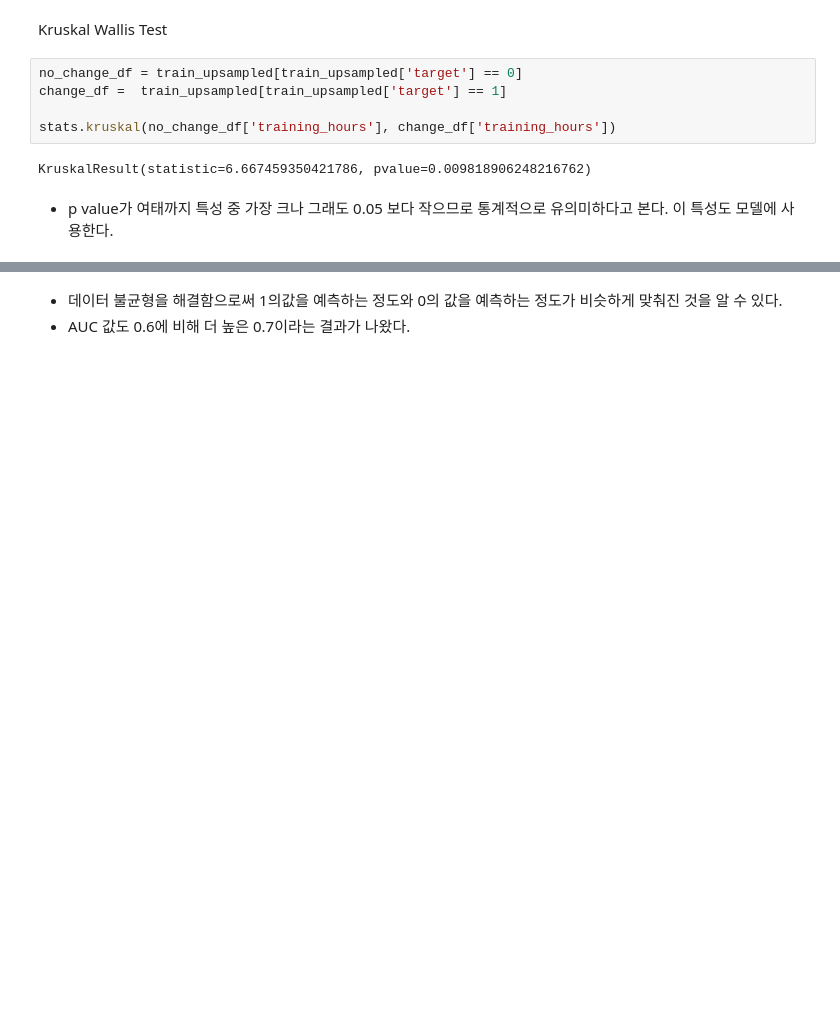
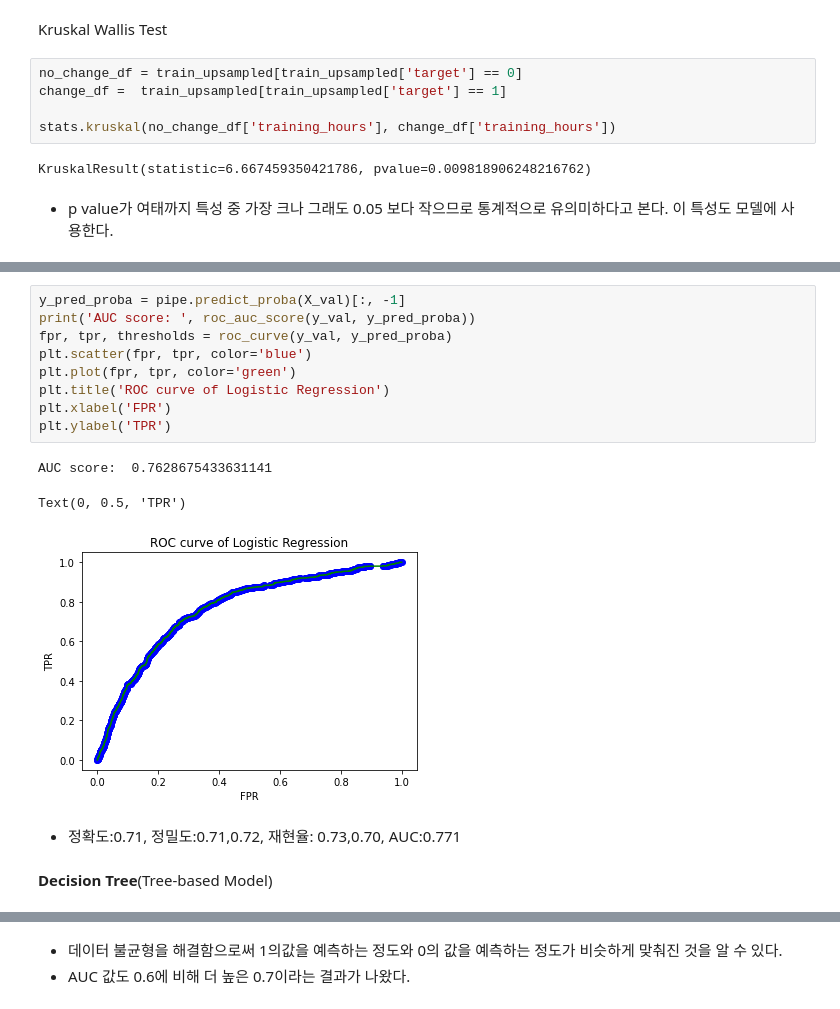
Before and after one commit to hiswordsini/AI_Bootcamp_Project, a Jupyter notebook: Section2.ipynb, the cells around one changed output, grey strips where cells are left out. Drawn from its saved outputs; the diff is of its cells as text; blank space fills up the shorter version.

```diff
--- a/Section2.ipynb
+++ b/Section2.ipynb
@@ -1290,0 +1350,19 @@ Specificity:  0.71
+# %%
+y_pred_proba = pipe.predict_proba(X_val)[:, -1]
+print('AUC score: ', roc_auc_score(y_val, y_pred_proba))
+fpr, tpr, thresholds = roc_curve(y_val, y_pred_proba)
+plt.scatter(fpr, tpr, color='blue')
+plt.plot(fpr, tpr, color='green')
+plt.title('ROC curve of Logistic Regression')
+plt.xlabel('FPR')
+plt.ylabel('TPR')
+# %% [output]
+AUC score:  0.7628675433631141
+Text(0, 0.5, 'TPR')
+[figure, added]
+# %% [markdown]
+
+
+* 정확도:0.71, 정밀도:0.71,0.72, 재현율: 0.73,0.70, AUC:0.771
+# %% [markdown]
+**Decision Tree**(Tree-based Model)
```
Also changed, not shown: parts of 122 cells of this notebook.
